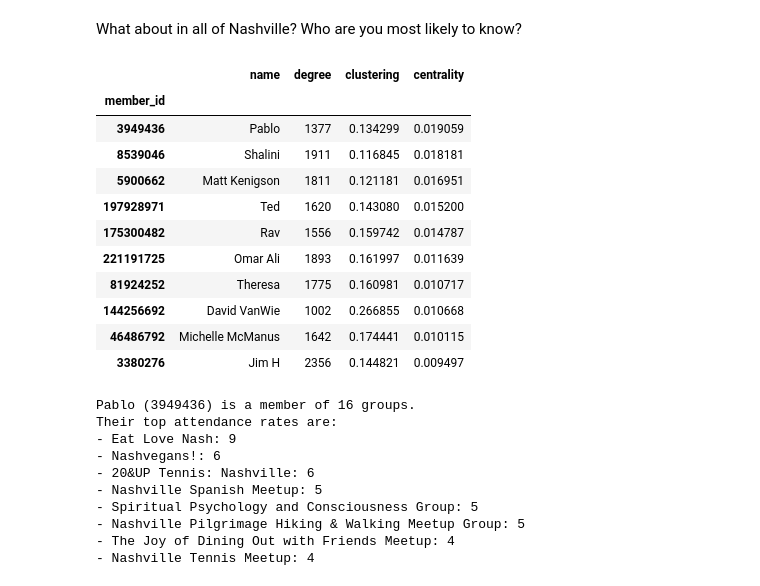
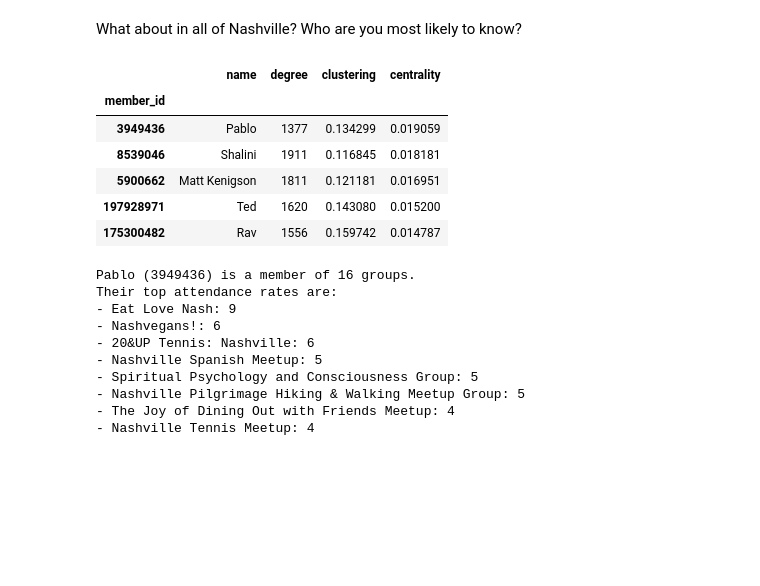
Before and after one commit to stkbailey/nashnetx, a Jupyter notebook: 5_Nashville-Relationships.ipynb, the cells around one changed output. Drawn from its saved outputs; the diff is of its cells as text; code cells hidden in the pictures; blank space fills up the shorter version.

```diff
--- a/5_Nashville-Relationships.ipynb
+++ b/5_Nashville-Relationships.ipynb
@@ -216,22 +211,17 @@ Their top attendance rates are:
 What about in all of Nashville? Who are you most likely to know?
 # %%
 nash_top_ten = (df_members.sort_values(by='centrality', ascending=False)
-                    .join(members['name']).iloc[0:10]
+                    .join(members['name']).iloc[0:5]
                     [['name', 'degree', 'clustering', 'centrality']] )
 nash_top_ten
 # %% [output]
 |  | name | degree | clustering | centrality |
 | member_id |  |  |  |  |
 | 3949436 | Pablo | 1377 | 0.134299 | 0.019059 |
 | 8539046 | Shalini | 1911 | 0.116845 | 0.018181 |
 | 5900662 | Matt Kenigson | 1811 | 0.121181 | 0.016951 |
 | 197928971 | Ted | 1620 | 0.143080 | 0.015200 |
 | 175300482 | Rav | 1556 | 0.159742 | 0.014787 |
-| 221191725 | Omar Ali | 1893 | 0.161997 | 0.011639 |
-| 81924252 | Theresa | 1775 | 0.160981 | 0.010717 |
-| 144256692 | David VanWie | 1002 | 0.266855 | 0.010668 |
-| 46486792 | Michelle McManus | 1642 | 0.174441 | 0.010115 |
-| 3380276 | Jim H | 2356 | 0.144821 | 0.009497 |
 # %%
 print_group_report(3949436, 8)
 # %% [output]
```
Also changed, not shown: parts of 10 cells of this notebook, 1 other file.
